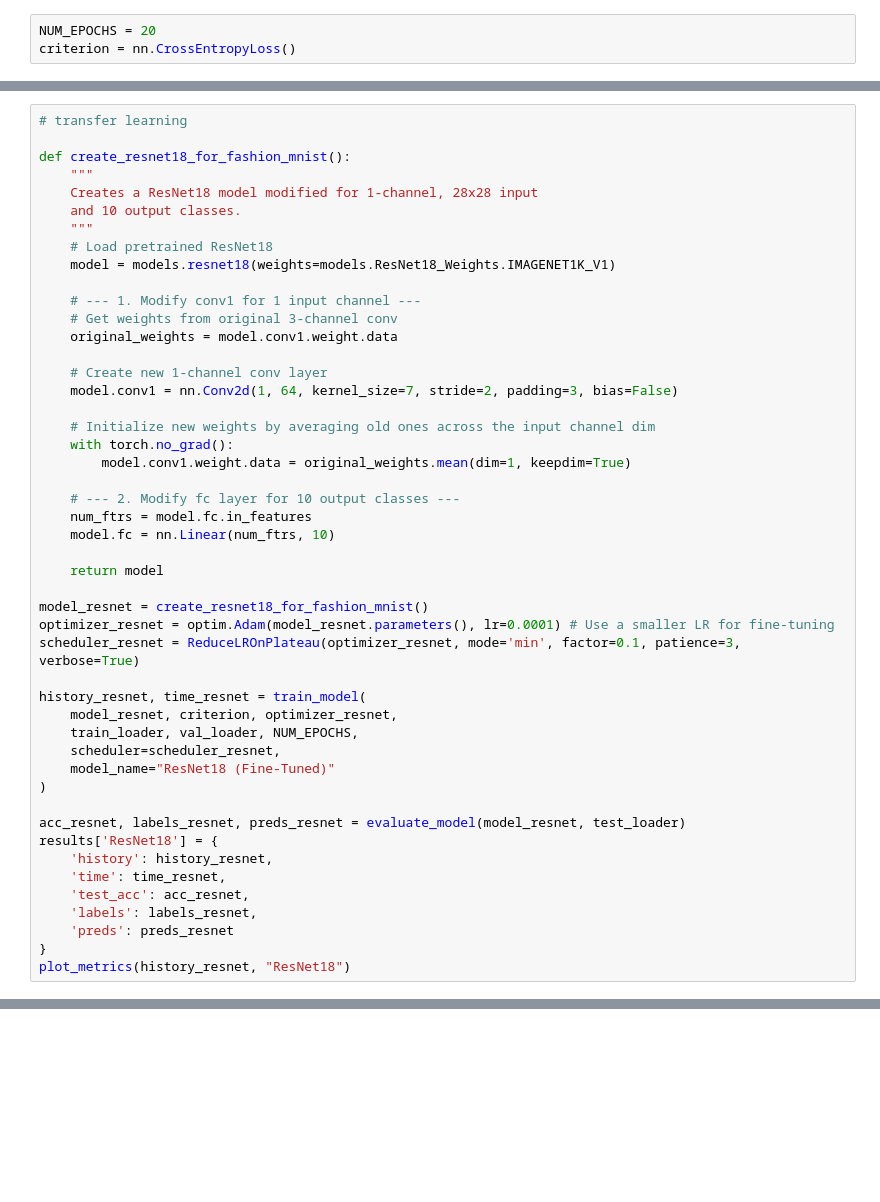
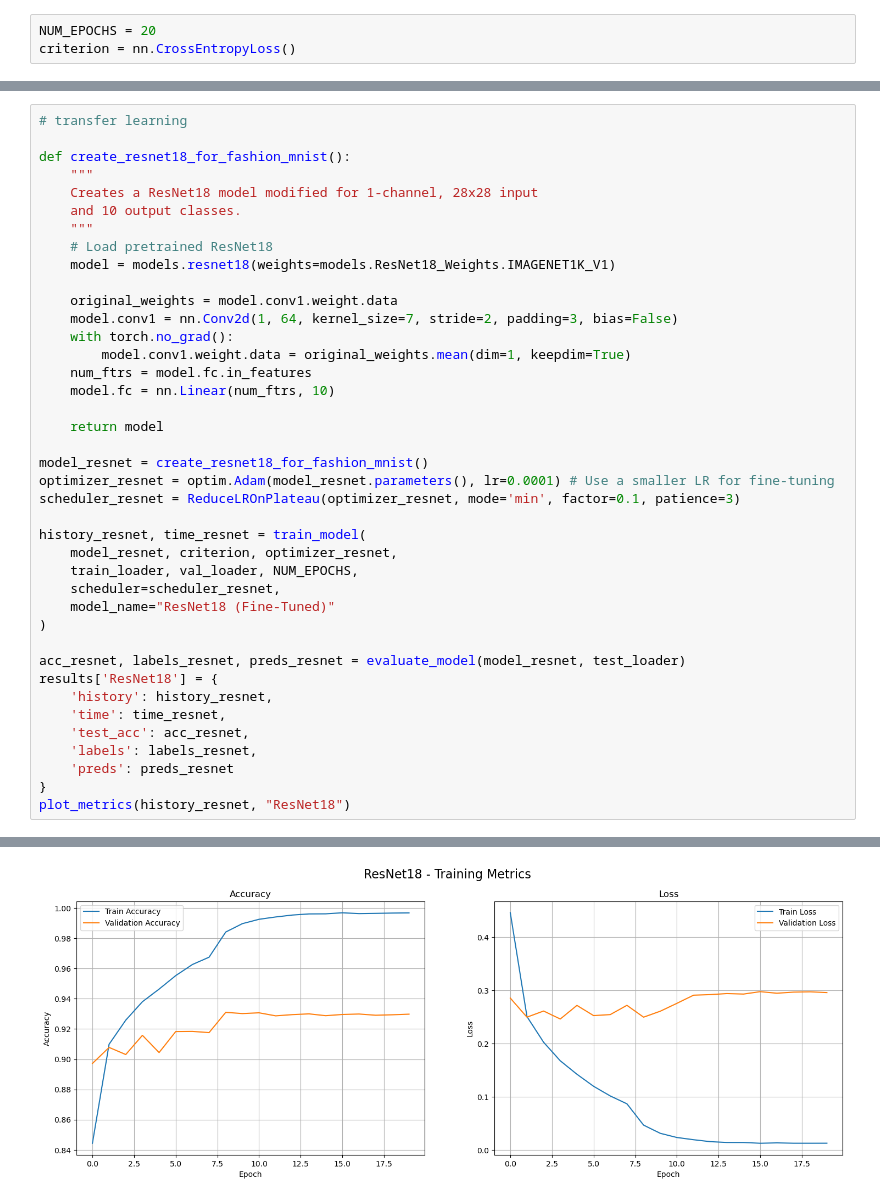
Before and after one commit to deskk/MIS_project3, a Jupyter notebook: project3.ipynb, the cells around one changed output, grey strips where cells are left out. Drawn from its saved outputs; the diff is of its cells as text; blank space fills up the shorter version.

```diff
--- a/project3.ipynb
+++ b/project3.ipynb
@@ -571,18 +644,10 @@ def create_resnet18_for_fashion_mnist():
     # Load pretrained ResNet18
     model = models.resnet18(weights=models.ResNet18_Weights.IMAGENET1K_V1)
 
-    # --- 1. Modify conv1 for 1 input channel ---
-    # Get weights from original 3-channel conv
     original_weights = model.conv1.weight.data
-
-    # Create new 1-channel conv layer
     model.conv1 = nn.Conv2d(1, 64, kernel_size=7, stride=2, padding=3, bias=False)
-
-    # Initialize new weights by averaging old ones across the input channel dim
     with torch.no_grad():
         model.conv1.weight.data = original_weights.mean(dim=1, keepdim=True)
-
-    # --- 2. Modify fc layer for 10 output classes ---
     num_ftrs = model.fc.in_features
     model.fc = nn.Linear(num_ftrs, 10)
 
@@ -590,7 +655,7 @@ def create_resnet18_for_fashion_mnist():
 
 model_resnet = create_resnet18_for_fashion_mnist()
 optimizer_resnet = optim.Adam(model_resnet.parameters(), lr=0.0001) # Use a smaller LR for fine-tuning
-scheduler_resnet = ReduceLROnPlateau(optimizer_resnet, mode='min', factor=0.1, patience=3, verbose=True)
+scheduler_resnet = ReduceLROnPlateau(optimizer_resnet, mode='min', factor=0.1, patience=3)
 
 history_resnet, time_resnet = train_model(
     model_resnet, criterion, optimizer_resnet,
@@ -608,3 +673,4 @@ results['ResNet18'] = {
     'preds': preds_resnet
 }
 plot_metrics(history_resnet, "ResNet18")
+# %% [output]
@@ -610,0 +694 @@ plot_metrics(history_resnet, "ResNet18")
+[figure, added]
```
Also changed, not shown: parts of 15 cells of this notebook.
